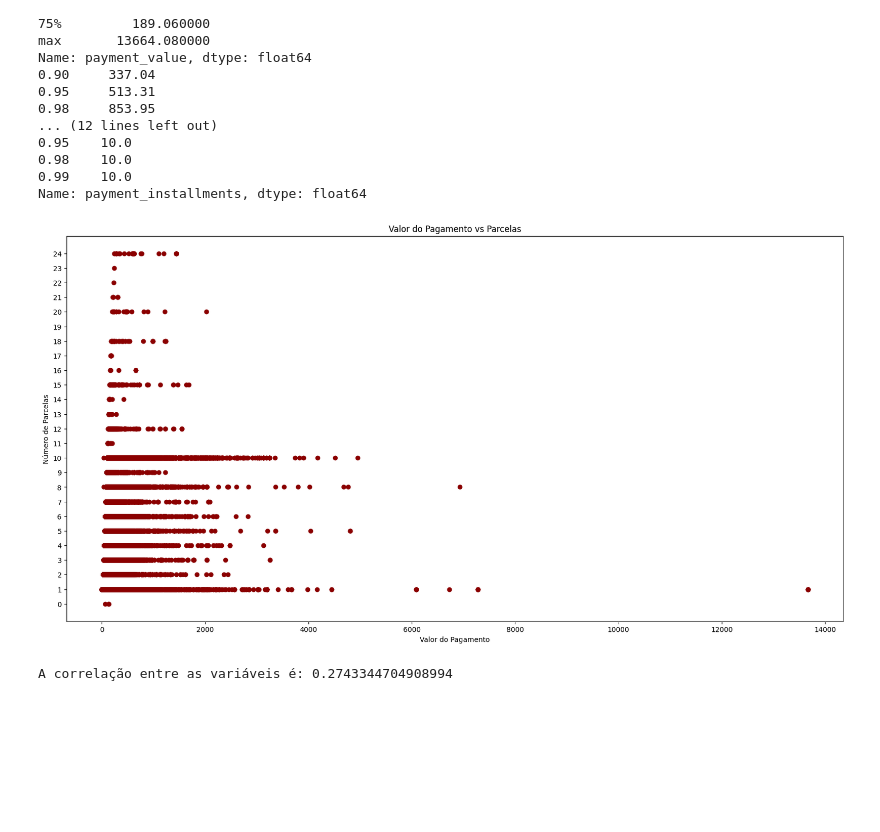
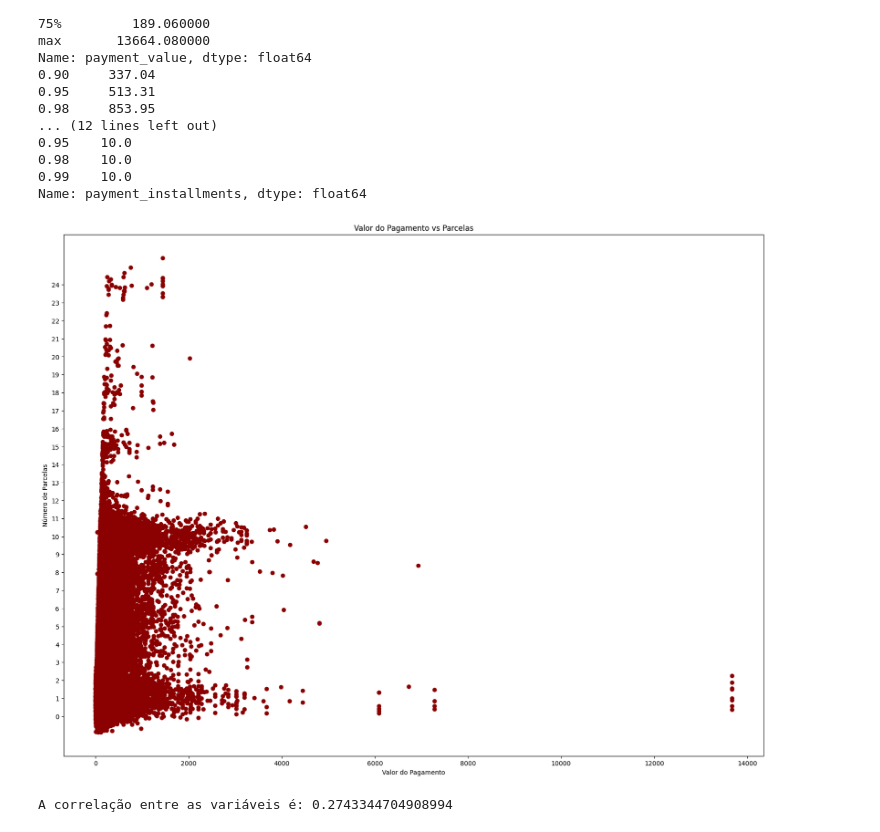
Before and after one commit to fbnprs13/trabalhoce2py, a Jupyter notebook: Trabalho_CE_2_Parte_Fabiana.ipynb, the cells around one changed output. Cells and saved outputs as stored; diff of their text form; code cells hidden in the pictures; blank space fills up the shorter version.

```diff
--- a/Trabalho_CE_2_Parte_Fabiana.ipynb
+++ b/Trabalho_CE_2_Parte_Fabiana.ipynb
@@ -468,16 +468,20 @@ Name: payment_value, dtype: float64
 0.99    10.0
 Name: payment_installments, dtype: float64
 # %%
+# Corrigir gráfico com jitter
+jitter = 0.5
+df['jittered_installments'] = df['payment_installments'] + np.random.normal(0, jitter, len(df))
+
 # Criar um gráfico de dispersão com os valores de pagamento e o número de parcelas
-plt.figure(figsize=(20, 10))
-plt.scatter(df['payment_value'], df['payment_installments'], color='darkred')
+plt.figure(figsize=(20, 15))
+plt.scatter(df['payment_value'], df['jittered_installments'], color='darkred')
 plt.xlabel('Valor do Pagamento')
 plt.ylabel('Número de Parcelas')
 plt.yticks(range(0, 25, 1))
 plt.title('Valor do Pagamento vs Parcelas')
 plt.show()
 # %% [output]
-[figure, old version]
+[figure, new version]
 # %%
 # Calcular a correlação de Pearson entre as duas variáveis
 correlacao = df['payment_value'].corr(df['payment_installments'])
```
